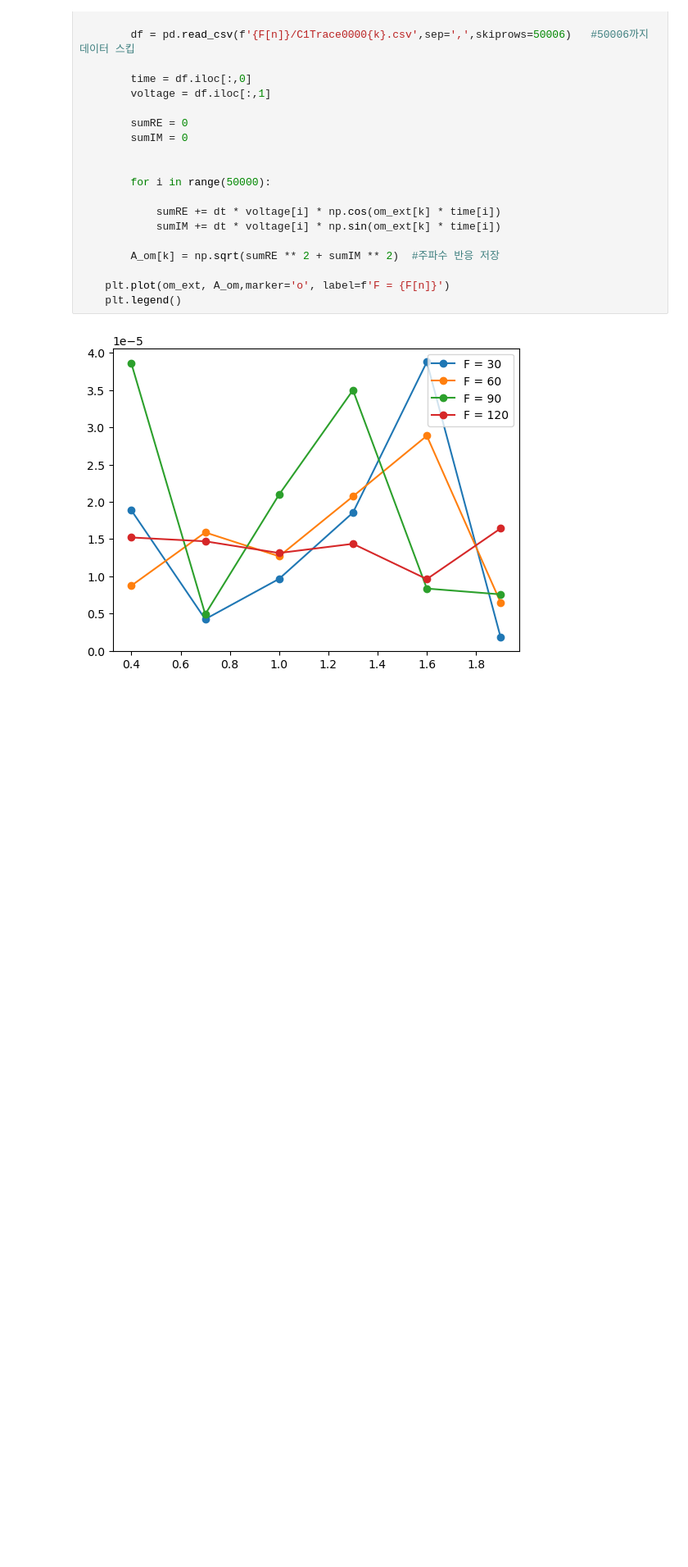
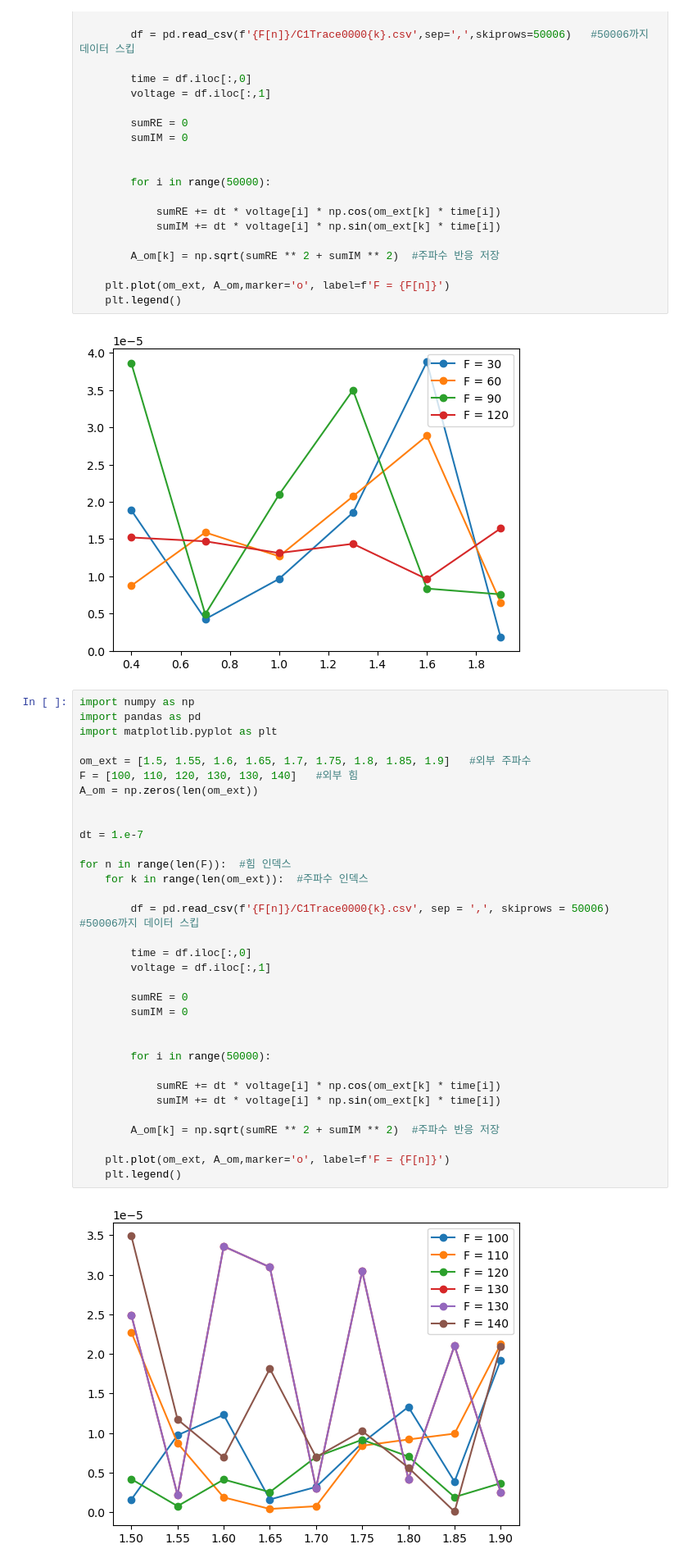
Before and after one commit to JiPang22/cell2, a Jupyter notebook: aa.ipynb, the cells around one changed output. Shown at 82% size. Cells and saved outputs as stored; diff of their text form; blank space fills up the shorter version.

```diff
--- a/aa.ipynb
+++ b/aa.ipynb
@@ -33,3 +33,38 @@ for n in range(4):  #힘 인덱스
     plt.legend()
 # %% [output]
 [figure]
+# %%
+import numpy as np
+import pandas as pd
+import matplotlib.pyplot as plt
+
+om_ext = [1.5, 1.55, 1.6, 1.65, 1.7, 1.75, 1.8, 1.85, 1.9]   #외부 주파수
+F = [100, 110, 120, 130, 130, 140]   #외부 힘
+A_om = np.zeros(len(om_ext))
+
+
+dt = 1.e-7
+
+for n in range(len(F)):  #힘 인덱스
+    for k in range(len(om_ext)):  #주파수 인덱스
+
+        df = pd.read_csv(f'{F[n]}/C1Trace0000{k}.csv', sep = ',', skiprows = 50006)   #50006까지 데이터 스킵
+
+        time = df.iloc[:,0]
+        voltage = df.iloc[:,1]
+
+        sumRE = 0
+        sumIM = 0
+
+
+        for i in range(50000):
+
+            sumRE += dt * voltage[i] * np.cos(om_ext[k] * time[i])
+            sumIM += dt * voltage[i] * np.sin(om_ext[k] * time[i])
+
+        A_om[k] = np.sqrt(sumRE ** 2 + sumIM ** 2)  #주파수 반응 저장
+
+    plt.plot(om_ext, A_om,marker='o', label=f'F = {F[n]}')
+    plt.legend()
+# %% [output]
+[figure, added]
```
Also changed, not shown: parts of 3 cells of this notebook.
